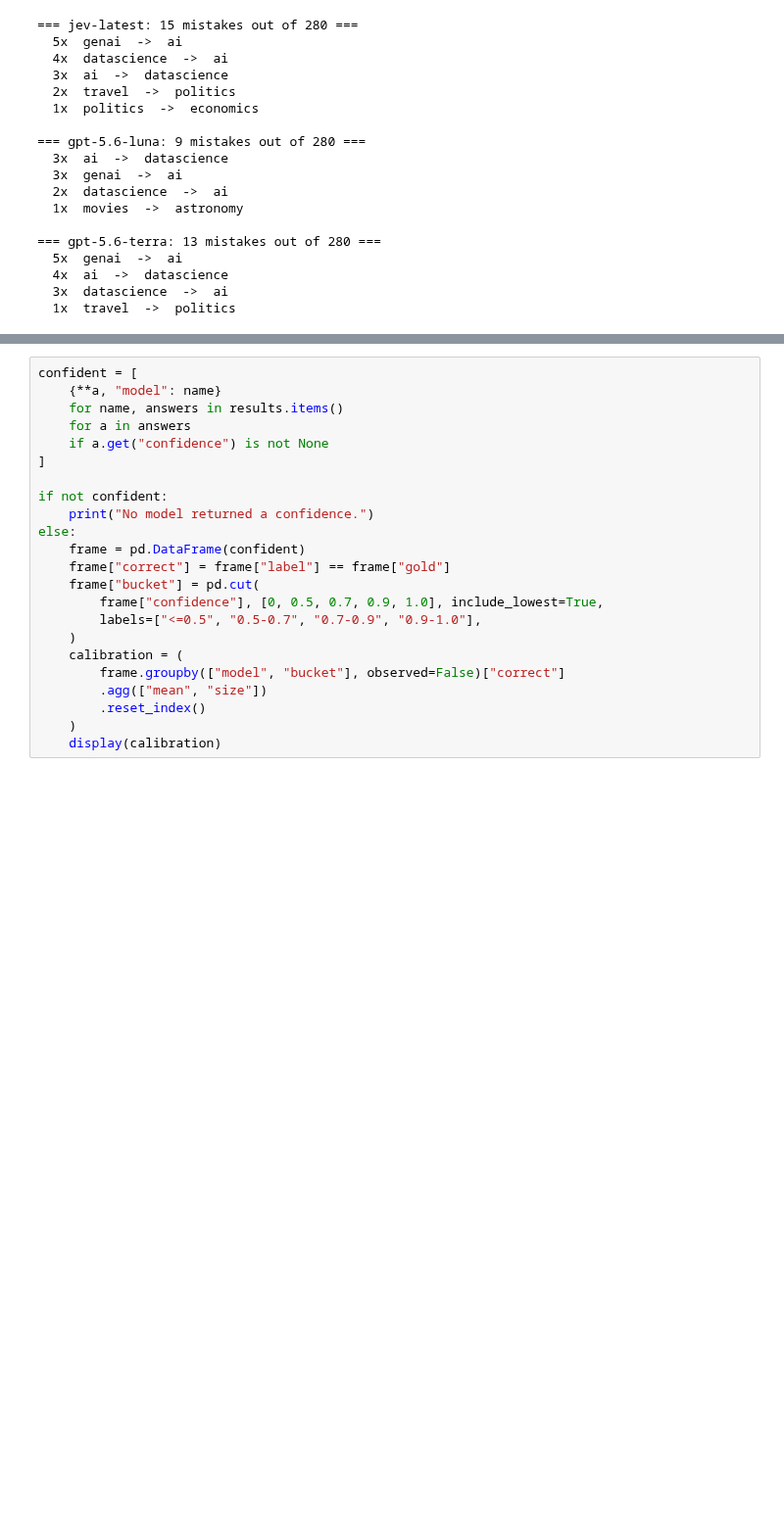
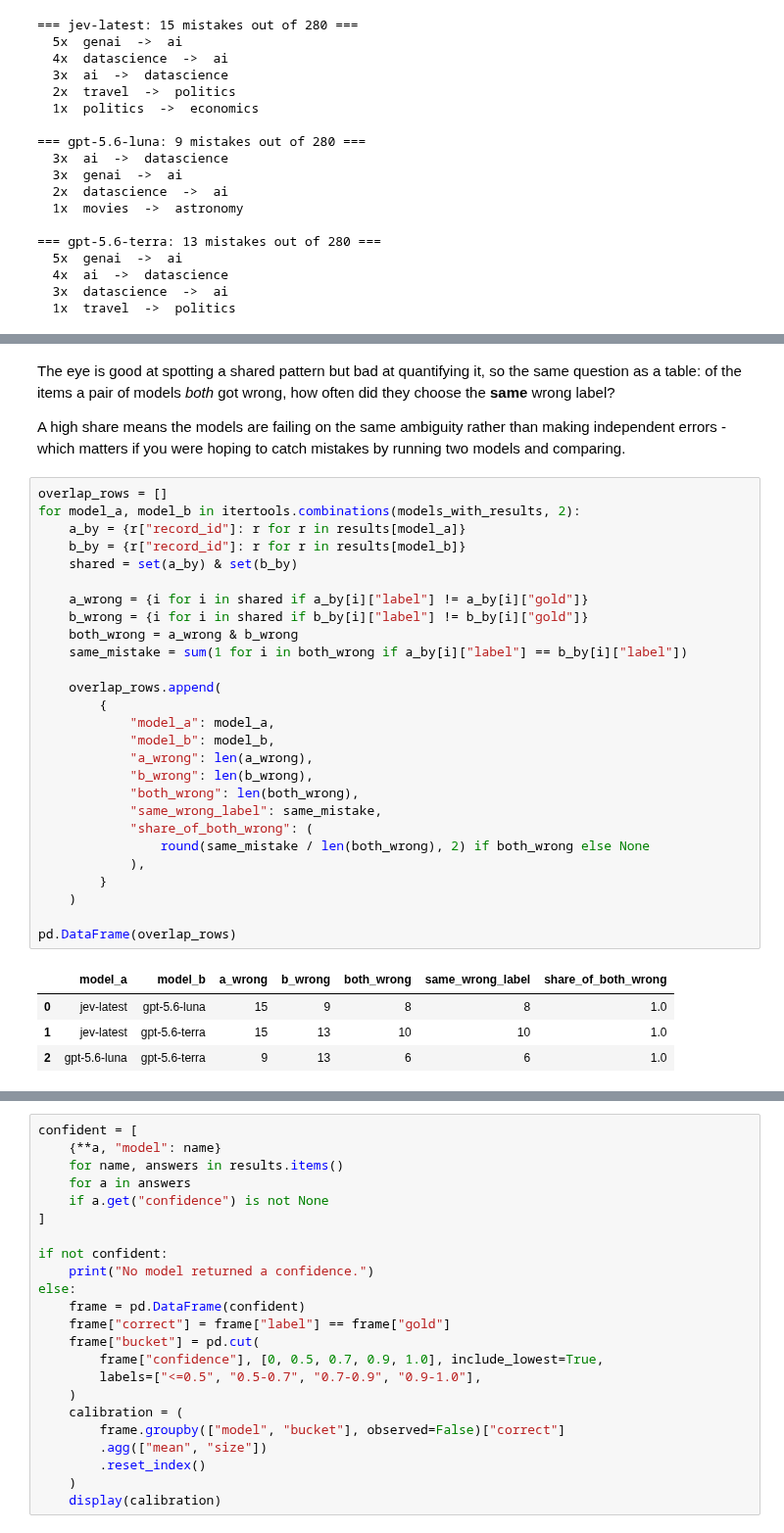
Before and after one commit to miptgirl/miptgirl_medium, a Jupyter notebook: jev/benchmark_stackexchange.ipynb, the cells around one changed output, grey strips where cells are left out. Shown at 98% size. Cells and saved outputs as stored; diff of their text form; blank space fills up the shorter version.

```diff
--- a/jev/benchmark_stackexchange.ipynb
+++ b/jev/benchmark_stackexchange.ipynb
@@ -489 +550,41 @@ for model_name, answers in results.items():
+# %% [markdown]
+The eye is good at spotting a shared pattern but bad at quantifying it, so the same question
+as a table: of the items a pair of models *both* got wrong, how often did they choose the
+**same** wrong label?
+
+A high share means the models are failing on the same ambiguity rather than making
+independent errors - which matters if you were hoping to catch mistakes by running two
+models and comparing.
+# %%
+overlap_rows = []
+for model_a, model_b in itertools.combinations(models_with_results, 2):
+    a_by = {r["record_id"]: r for r in results[model_a]}
+    b_by = {r["record_id"]: r for r in results[model_b]}
+    shared = set(a_by) & set(b_by)
+
+    a_wrong = {i for i in shared if a_by[i]["label"] != a_by[i]["gold"]}
+    b_wrong = {i for i in shared if b_by[i]["label"] != b_by[i]["gold"]}
+    both_wrong = a_wrong & b_wrong
+    same_mistake = sum(1 for i in both_wrong if a_by[i]["label"] == b_by[i]["label"])
+
+    overlap_rows.append(
+        {
+            "model_a": model_a,
+            "model_b": model_b,
+            "a_wrong": len(a_wrong),
+            "b_wrong": len(b_wrong),
+            "both_wrong": len(both_wrong),
+            "same_wrong_label": same_mistake,
+            "share_of_both_wrong": (
+                round(same_mistake / len(both_wrong), 2) if both_wrong else None
+            ),
+        }
+    )
+
+pd.DataFrame(overlap_rows)
+# %% [output]
+|  | model_a | model_b | a_wrong | b_wrong | both_wrong | same_wrong_label | share_of_both_wrong |
+| 0 | jev-latest | gpt-5.6-luna | 15 | 9 | 8 | 8 | 1.0 |
+| 1 | jev-latest | gpt-5.6-terra | 15 | 13 | 10 | 10 | 1.0 |
+| 2 | gpt-5.6-luna | gpt-5.6-terra | 9 | 13 | 6 | 6 | 1.0 |
 # %% [markdown]
```
Also changed, not shown: parts of 8 cells of this notebook, 1 other file.
